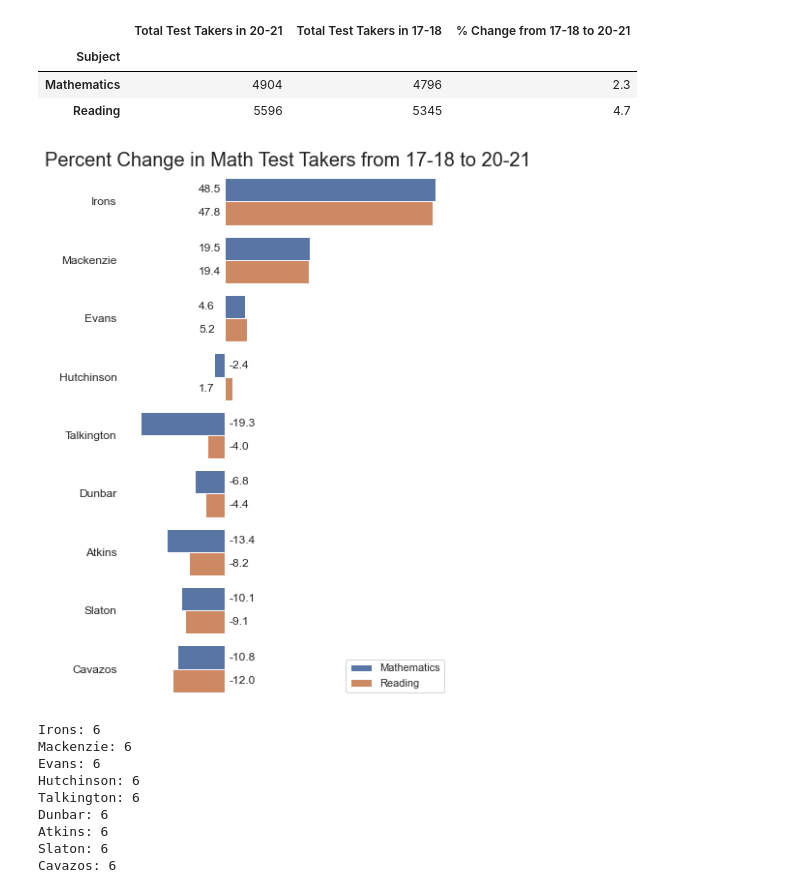
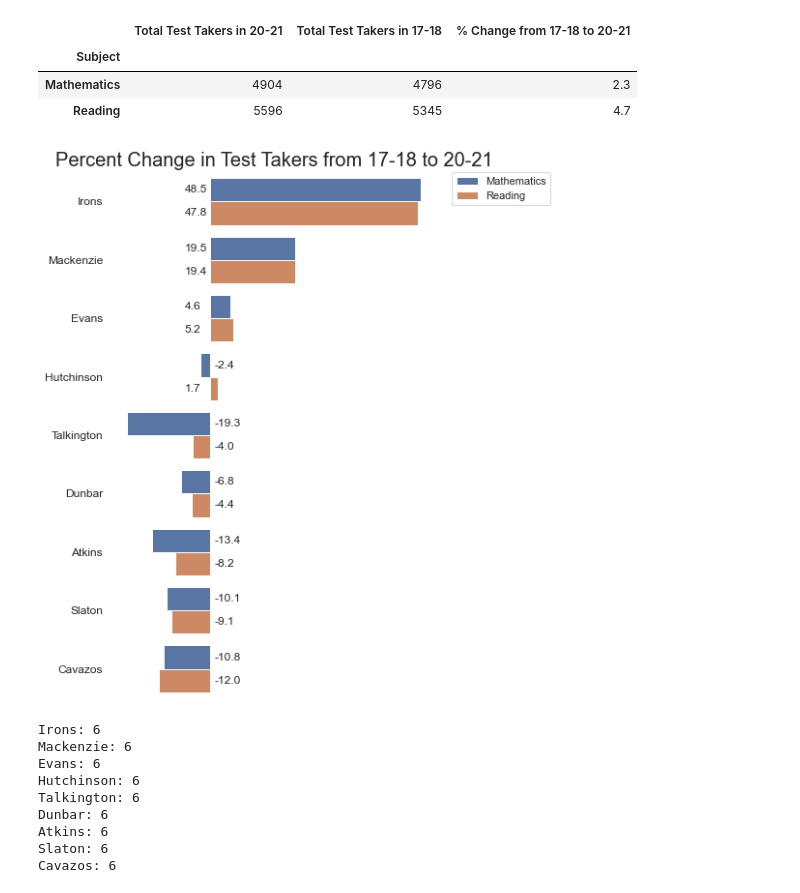
Before and after one commit to rajaridgway/lubbock-analysis, a Jupyter notebook: lubbock.ipynb, the cells around one changed output. Saved outputs shown, nothing was run; the diff lists cells and outputs as text; code cells hidden in the pictures.

```diff
--- a/lubbock.ipynb
+++ b/lubbock.ipynb
@@ -660,7 +659,8 @@ def graph_df_percent_change(data, x, y, title):
     ax.axes.xaxis.set_ticks([])
     ax.axes.xaxis.set_ticklabels([])
     ax.tick_params(labelsize=12)
-    ax.legend(loc = 'lower right')
+    # Put the legend out of the figure
+    plt.legend(bbox_to_anchor=(1.05, 1), loc=2, borderaxespad=0.)
 
     # Display values
     for p in ax.patches:
@@ -678,9 +678,9 @@ def graph_df_percent_change(data, x, y, title):
                     ha = 'left',
                     va = 'center')
 # %%
-graph_df_percent_change(df_hist_total, '% Change from 17-18 to 20-21', 'Location', 'Percent Change in Math Test Takers from 17-18 to 20-21')
+graph_df_percent_change(df_hist_total, '% Change from 17-18 to 20-21', 'Location', 'Percent Change in Test Takers from 17-18 to 20-21')
 # %% [output]
-[figure, old version]
+[figure, new version]
 # %%
 # For each school, confirm that in Spring 2018, there were six total assessments (3 reading and 3 math)
 e = {}
```
Also changed, not shown: parts of 55 cells of this notebook.
